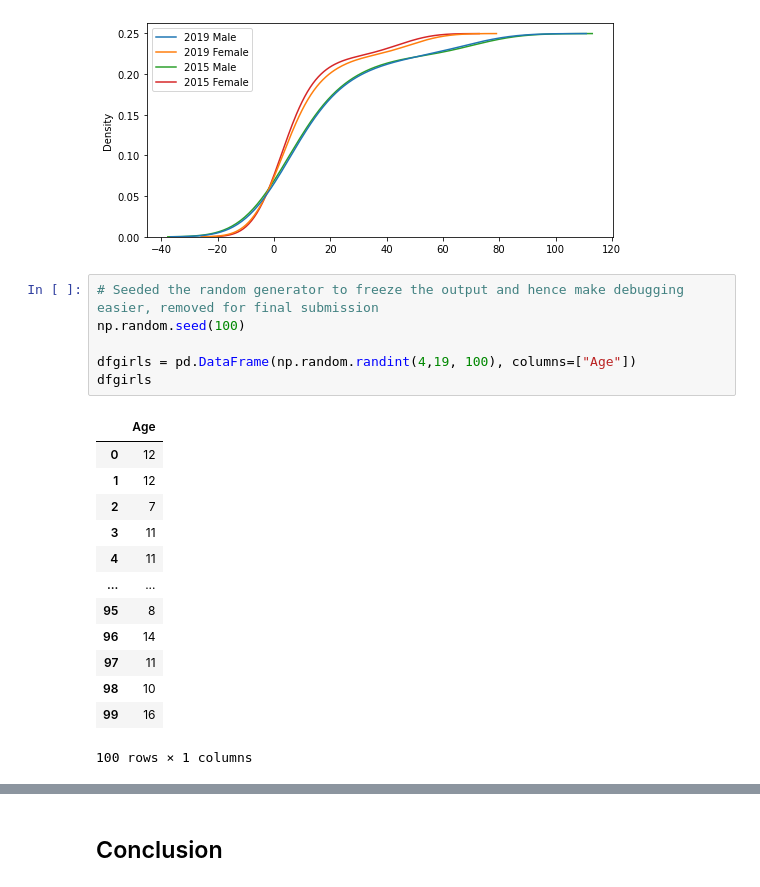
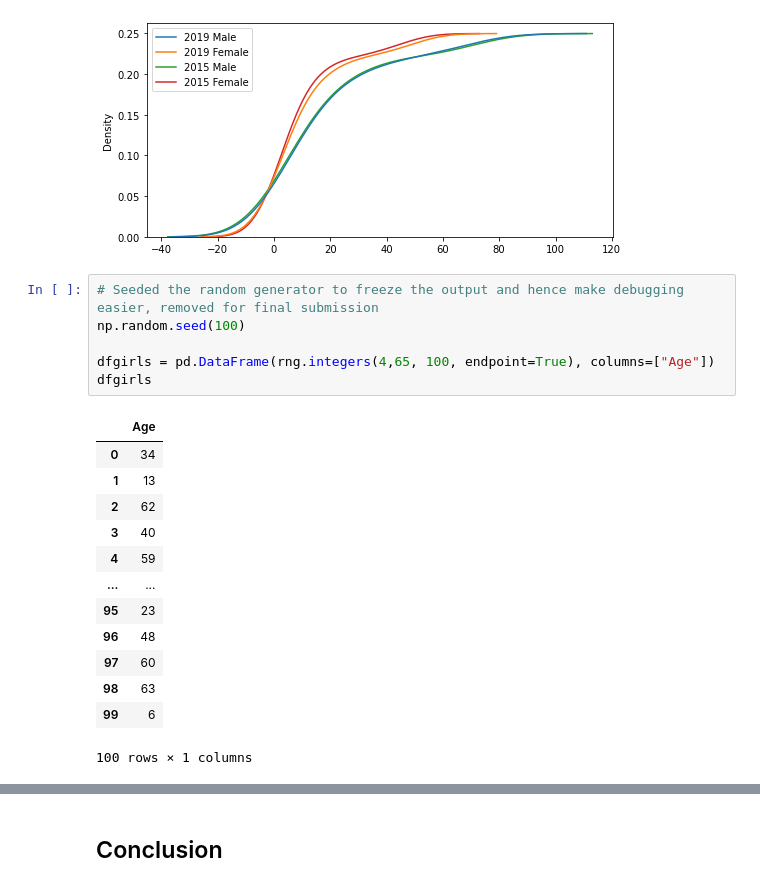
Before and after one commit to Michelleoc/programming-for-data-analysis-project, a Jupyter notebook: project.ipynb, the cells around one changed output, grey strips where cells are left out. Cells and saved outputs as stored; diff of their text form.

```diff
--- a/project.ipynb
+++ b/project.ipynb
@@ -383,20 +400,20 @@ sns.kdeplot(
 # %%
 # Seeded the random generator to freeze the output and hence make debugging easier, removed for final submission
 np.random.seed(100)
 
-dfgirls = pd.DataFrame(np.random.randint(4,19, 100), columns=["Age"])
+dfgirls = pd.DataFrame(rng.integers(4,65, 100, endpoint=True), columns=["Age"])
 dfgirls
 # %% [output]
 |  | Age |
-| 0 | 12 |
-| 1 | 12 |
-| 2 | 7 |
-| 3 | 11 |
-| 4 | 11 |
+| 0 | 34 |
+| 1 | 13 |
+| 2 | 62 |
+| 3 | 40 |
+| 4 | 59 |
 | ... | ... |
-| 95 | 8 |
-| 96 | 14 |
-| 97 | 11 |
-| 98 | 10 |
-| 99 | 16 |
+| 95 | 23 |
+| 96 | 48 |
+| 97 | 60 |
+| 98 | 63 |
+| 99 | 6 |
 100 rows × 1 columns
```
Also changed, not shown: parts of 17 cells of this notebook, 6 other files.
